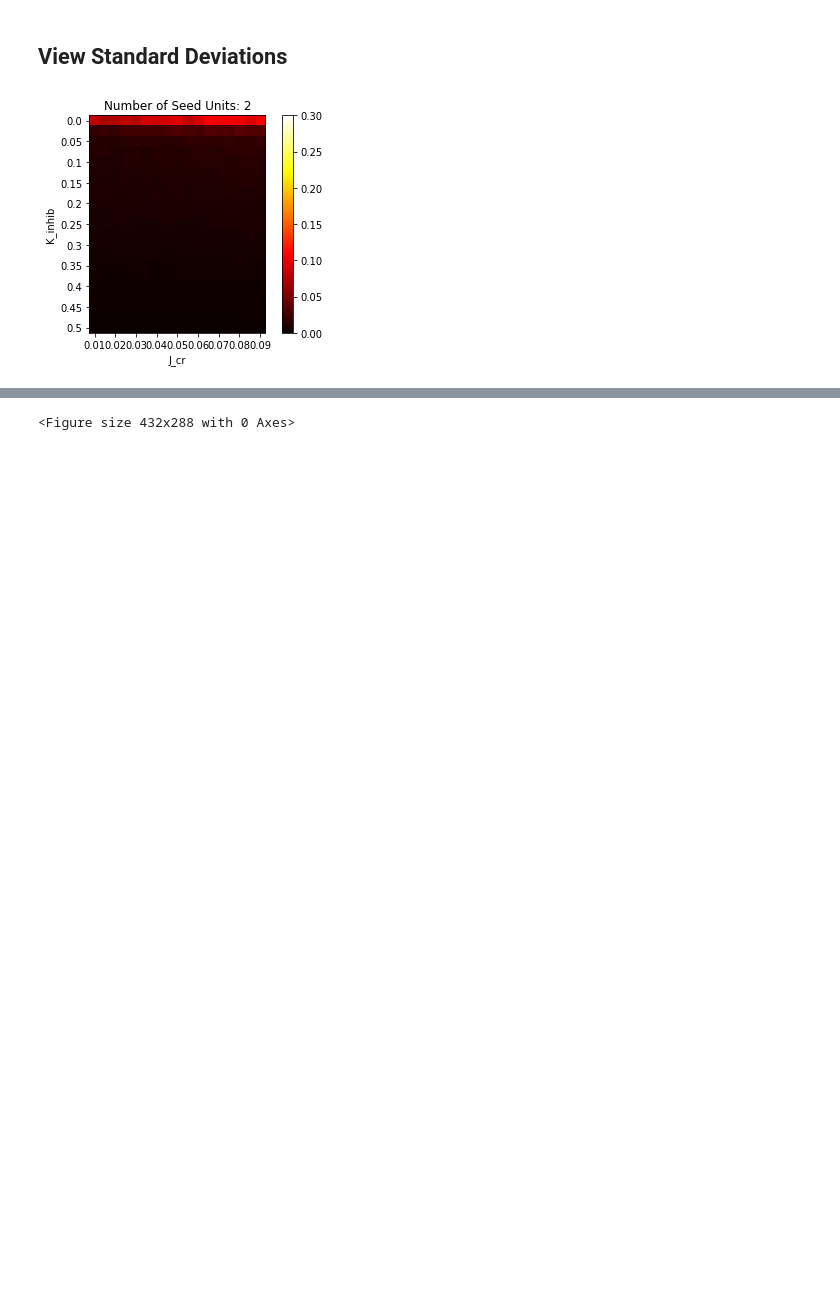
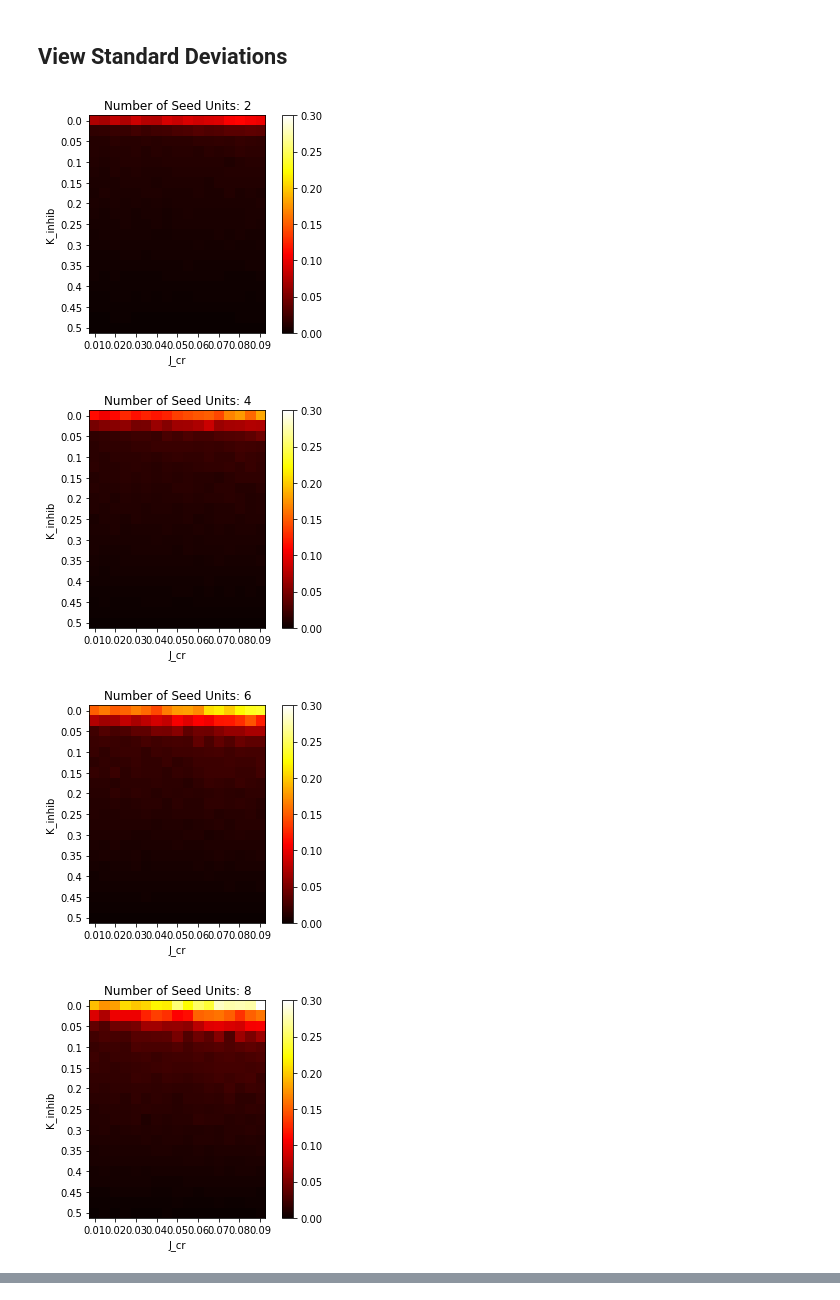
Before and after one commit to chingf/hf-memory-model, a Jupyter notebook: 01-27-plot-gridsearch.ipynb, the cells around one changed output, grey strips where cells are left out. Cells and saved outputs as stored; diff of their text form; code cells hidden in the pictures; blank space fills up the shorter version.

```diff
--- a/01-27-plot-gridsearch.ipynb
+++ b/01-27-plot-gridsearch.ipynb
@@ -64,25 +75,28 @@ IndexError: index 1 is out of bounds for axis 0 with size 1
 # %%
 
 for Ncr_idx, Ncr in enumerate(Ncr_range):
     plt.figure()
     cmap = cm.hot
-    #norm = mcolors.Normalize(vmin=0, vmax=0.3)
+    norm = mcolors.Normalize(vmin=0, vmax=0.3)
     plt.imshow(
         results['std'][Ncr_idx,:,:],
-        cmap=cmap#, norm=norm
+        cmap=cmap, norm=norm
         )
     plt.xticks(
         np.arange(0, Jcr_range.size, 2),
         Jcr_labels[::2]
         )
     plt.xlabel("J_cr")
     plt.ylabel("K_inhib")
     plt.yticks(
         np.arange(0, K_range.size, 2),
         K_labels[::2]
         )
     plt.colorbar()
     plt.title("Number of Seed Units: %d"%Ncr)
     plt.show()
 # %% [output]
 [figure]
+[figure, added]
+[figure, added]
+[figure, added]
@@ -90 +111,0 @@ IndexError: index 1 is out of bounds for axis 0 with size 1
-<Figure size 432x288 with 0 Axes>
```
Also changed, not shown: parts of 4 cells of this notebook, 5 other files.
